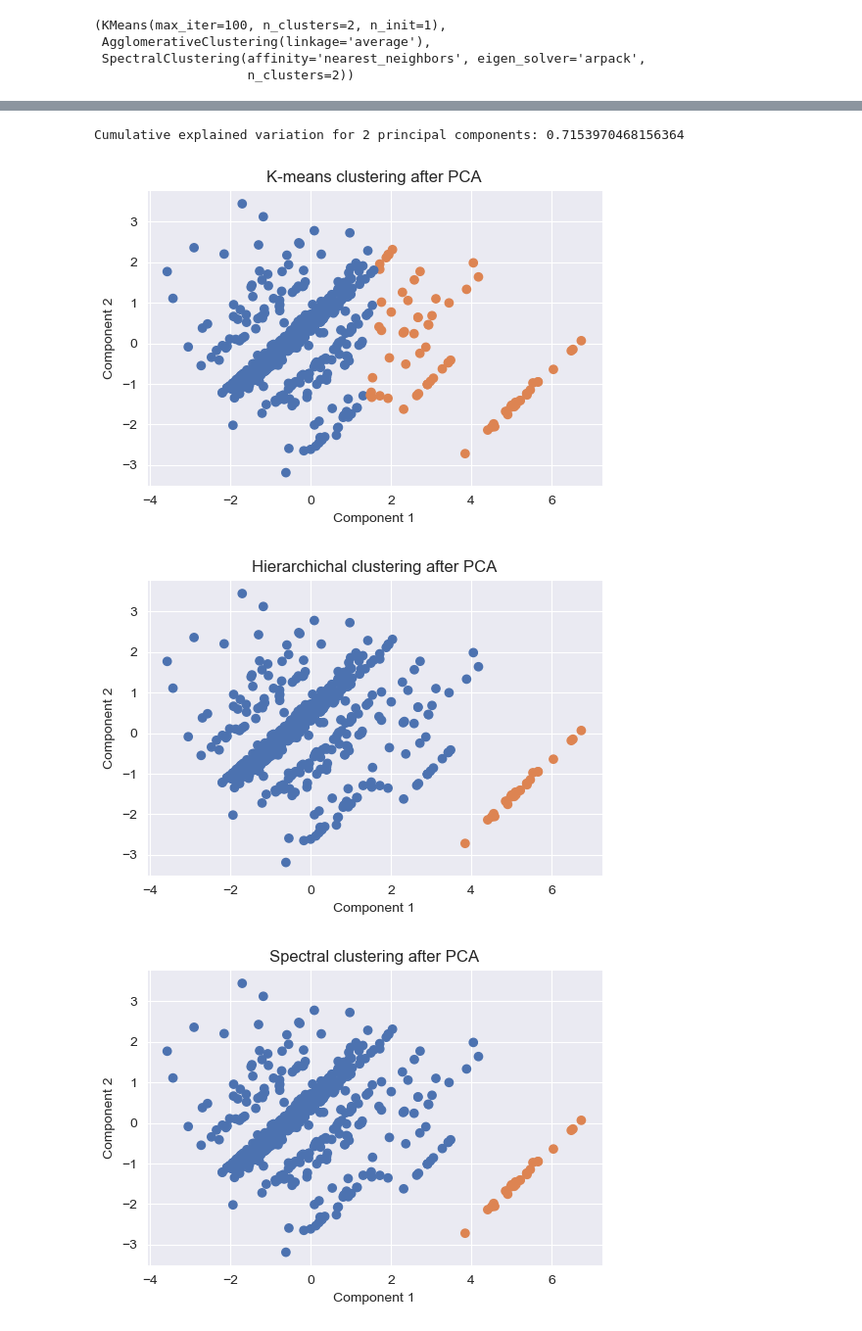
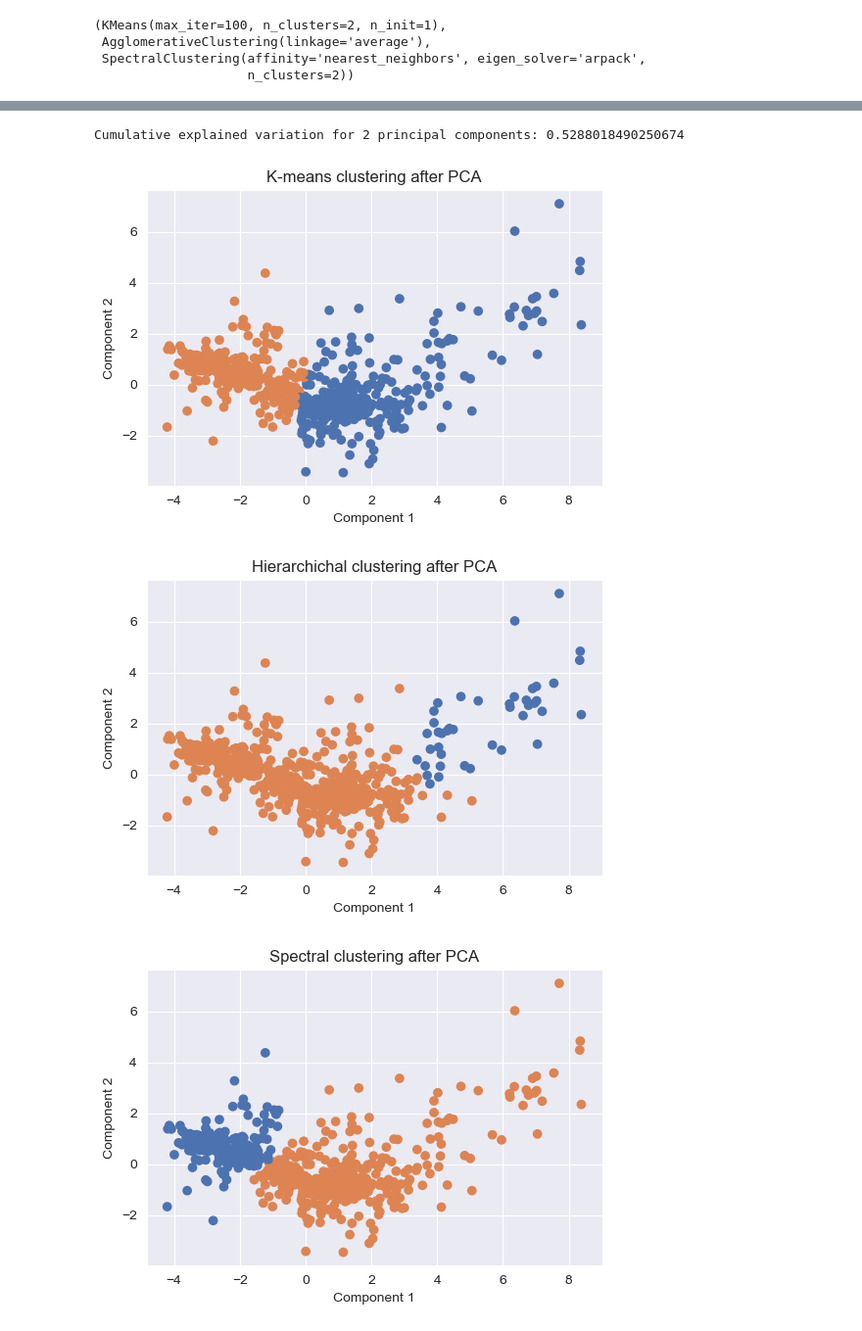
Before and after one commit to LiamLeGoffic/SPLEX_Project, a Jupyter notebook: pokemon_analysis_final.ipynb, the cells around one changed output, grey strips where cells are left out. Shown at 98% size. Cells and saved outputs as stored; diff of their text form; code cells hidden in the pictures.

```diff
--- a/pokemon_analysis_final.ipynb
+++ b/pokemon_analysis_final.ipynb
@@ -538,8 +591,8 @@ from sklearn.model_selection import train_test_split
 
 def numeric_data_split(dataset):
     legendary_class = dataset["Legendary"]
-    #dataset = dataset.drop(["percentage_male", "#", "Generation", "Legendary"],axis=1) # Drop three numeric metrics that aren't relevant + Class
-    dataset = dataset[["base_egg_steps","Total","base_happiness","experience_growth","Sp. Atk"]] # Keep top 5 metrics that are relevant
+    dataset = dataset.drop(["percentage_male", "#", "Generation", "Legendary"],axis=1) # Drop three numeric metrics that aren't relevant + Class
+    #dataset = dataset[["base_egg_steps","Total","base_happiness","experience_growth","Sp. Atk"]] # Keep top 5 metrics that are relevant
     dataset = dataset.fillna(0)
 
     data_num = dataset._get_numeric_data()
@@ -567,47 +620,72 @@ X_train
 ### --- PCA STEP --- ###
 from sklearn.decomposition import PCA
 from sklearn.preprocessing import StandardScaler
+from sklearn import metrics
+# from sklearn import fit_predict
 
-# PCA
+clustering_methods = []
+
 x = StandardScaler().fit_transform(X_train) # Standardize data so it doesn't put too much weight on extremely high values
 pca_2 = PCA(n_components=2)                 # Keep 2 components for 2 visualisation
 pca_train_2 = pca_2.fit_transform(x)
 print('Cumulative explained variation for 2 principal components: {}'.format(np.sum(pca_2.explained_variance_ratio_)))
 
+
 ### --- K-MEAN STEP --- ###
 plt.figure()
 km = KMeans(n_clusters=k, init='k-means++', max_iter=100, n_init=1)    # Cluster, maximum of 100 iterations
 km.fit(pca_train_2)                                                    # Fit on features 1 and 2
+clustering_methods.append(km)                                          # Append in clustering methods list
 labels = km.fit_predict(pca_train_2)                                   # Get labels
 plt.scatter(pca_train_2[:, 0], pca_train_2[:, 1], color=[colors_sns[l_] for l_ in labels], label=labels)
 plt.xlabel("Component 1")
 plt.ylabel("Component 2")
 plt.title("K-means clustering after PCA")
 plt.show()
 
 ### --- HIERARCHICAL STEP --- ###
 plt.figure()
 hierarchichal = AgglomerativeClustering(linkage="average", n_clusters=k)
 hierarchichal.fit(pca_train_2)
+clustering_methods.append(hierarchichal)
 labels = hierarchichal.fit_predict(pca_train_2)
 plt.scatter(pca_train_2[:, 0], pca_train_2[:, 1], color=[colors_sns[l_] for l_ in labels], label=labels)
 plt.xlabel("Component 1")
 plt.ylabel("Component 2")
 plt.title("Hierarchichal clustering after PCA")
 plt.show()
 
-### --- Spectral clustering --- ###
+### --- SPECTRAL CLUSTERING STEP --- ###
 plt.figure()
 spectral = SpectralClustering(n_clusters=k, eigen_solver='arpack', affinity="nearest_neighbors")
 spectral.fit(pca_train_2)
+clustering_methods.append(spectral)                                          # Append in clustering methods list
 labels = spectral.fit_predict(pca_train_2)
 plt.scatter(pca_train_2[:, 0], pca_train_2[:, 1], color=[colors_sns[l_] for l_ in labels], label=labels)
 plt.xlabel("Component 1")
 plt.ylabel("Component 2")
 plt.title("Spectral clustering after PCA")
 plt.show()
+
+### --- VERIFY METRICS --- ###
+
+# Compare to true labels
+plt.figure()
+plt.scatter(pca_train_2[:, 0], pca_train_2[:, 1], color=[colors_sns[l_] for l_ in Y_train], label=Y_train)
+plt.title("True label comparison")
+plt.show()
+
+# In order: K means, hierachical, spectral
+print("Metrics on training data: ")
+for method in clustering_methods:
+    print("Homogeneity score: "+str(metrics.homogeneity_score(Y_train, method.labels_)))
+    print("Completeness score: "+str(metrics.completeness_score(Y_train, method.labels_)))
+    print("V Measure score: "+str(metrics.v_measure_score(Y_train, method.labels_)))
+    print("Adjusted rand score score: "+str(metrics.adjusted_rand_score(Y_train, method.labels_)))
+    print("Silhouette score: "+str(metrics.silhouette_score(X_train, method.labels_)))
+    print("\n")
 # %% [output]
-Cumulative explained variation for 2 principal components: 0.7153970468156364
+Cumulative explained variation for 2 principal components: 0.5288018490250674
-[figure, old version]
+[figure, new version]
-[figure, old version]
+[figure, new version]
-[figure, old version]
+[figure, new version]
```
Also changed, not shown: parts of 19 cells of this notebook, 4 other files.
